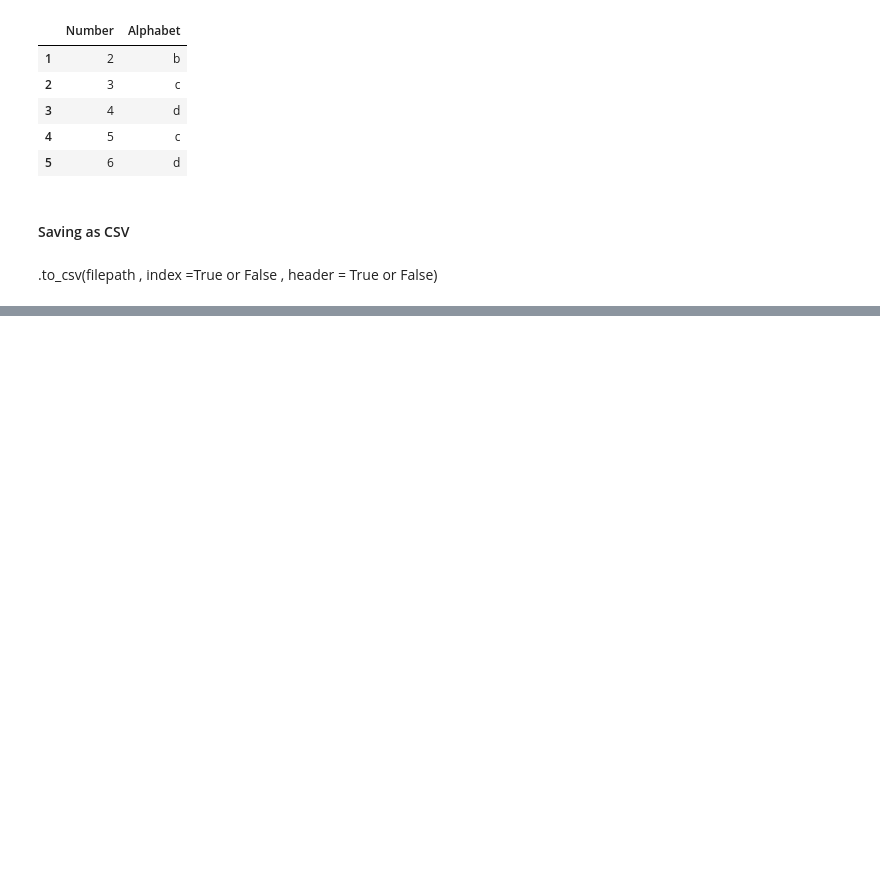
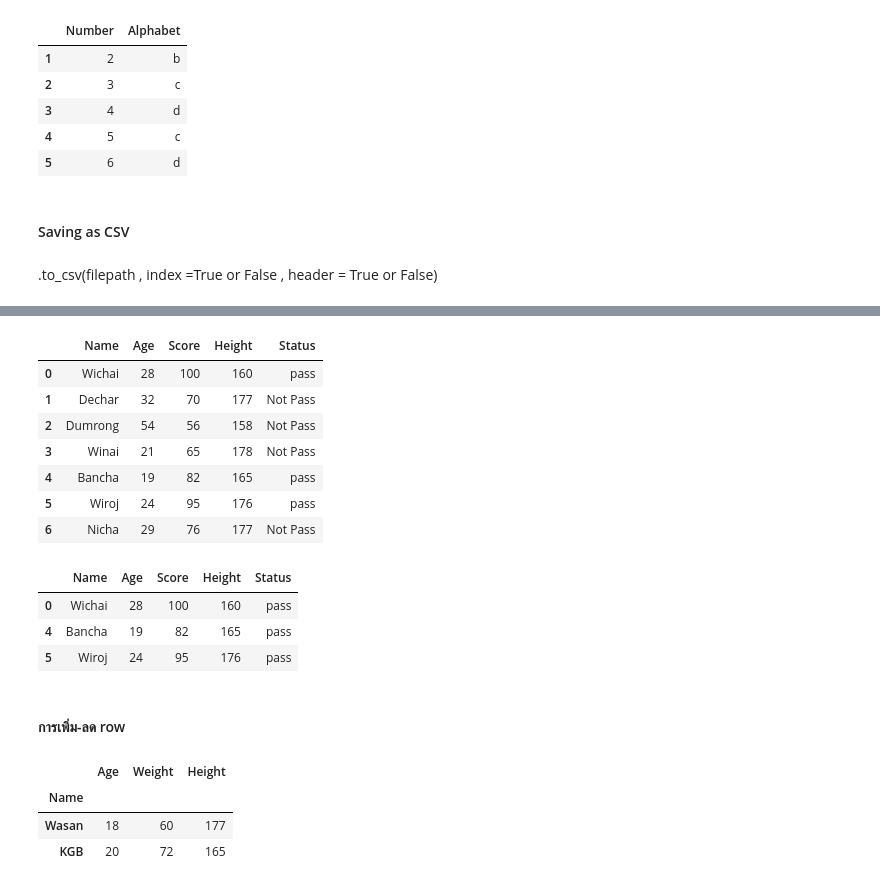
Before and after one commit to sunwasan/python_basic, a Jupyter notebook: ds_and_ai_by_python/pandas_01.ipynb, the cells around one changed output, grey strips where cells are left out. Drawn from its saved outputs; the diff is of its cells as text; code cells hidden in the pictures; blank space fills up the shorter version.

```diff
--- a/ds_and_ai_by_python/pandas_01.ipynb
+++ b/ds_and_ai_by_python/pandas_01.ipynb
@@ -195,0 +413,20 @@ pd.read_csv('data02.csv')
+# %%
+data
+# %% [output]
+|  | Name | Age | Score | Height | Status |
+| 0 | Wichai | 28 | 100 | 160 | pass |
+| 1 | Dechar | 32 | 70 | 177 | Not Pass |
+| 2 | Dumrong | 54 | 56 | 158 | Not Pass |
+| 3 | Winai | 21 | 65 | 178 | Not Pass |
+| 4 | Bancha | 19 | 82 | 165 | pass |
+| 5 | Wiroj | 24 | 95 | 176 | pass |
+| 6 | Nicha | 29 | 76 | 177 | Not Pass |
+# %%
+data[data['Status'] == 'pass']
+# %% [output]
+|  | Name | Age | Score | Height | Status |
+| 0 | Wichai | 28 | 100 | 160 | pass |
+| 4 | Bancha | 19 | 82 | 165 | pass |
+| 5 | Wiroj | 24 | 95 | 176 | pass |
+# %% [markdown]
+#### การเพิ่ม-ลด row
@@ -195,0 +439,7 @@ pd.read_csv('data02.csv')
+# %%
+df
+# %% [output]
+|  | Age | Weight | Height |
+| Name |  |  |  |
+| Wasan | 18 | 60 | 177 |
+| KGB | 20 | 72 | 165 |
```
Also changed, not shown: parts of 65 cells of this notebook.
